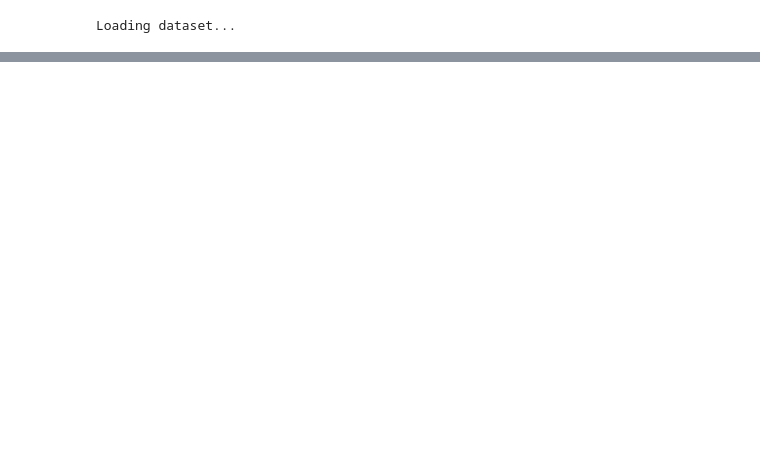
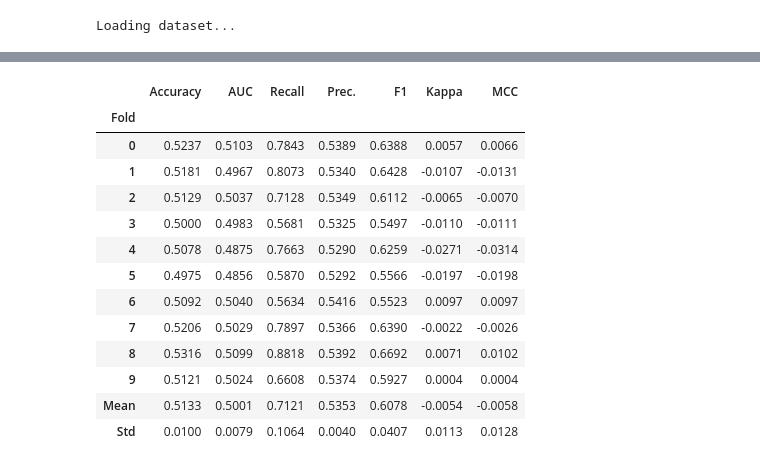
Before and after one commit to polybius12/fundamentos_ml, a Jupyter notebook: auto_ml.ipynb, the cells around one changed output, grey strips where cells are left out. Saved outputs shown, nothing was run; the diff lists cells and outputs as text; code cells hidden in the pictures; blank space fills up the shorter version.

```diff
--- a/auto_ml.ipynb
+++ b/auto_ml.ipynb
@@ -70,0 +677,3 @@ Name: title, Length: 90000, dtype: object
+# %%
+rf = create_model('rf')
+# %% [output]
@@ -70,0 +681,14 @@ Name: title, Length: 90000, dtype: object
+|  | Accuracy | AUC | Recall | Prec. | F1 | Kappa | MCC |
+| Fold |  |  |  |  |  |  |  |
+| 0 | 0.5237 | 0.5103 | 0.7843 | 0.5389 | 0.6388 | 0.0057 | 0.0066 |
+| 1 | 0.5181 | 0.4967 | 0.8073 | 0.5340 | 0.6428 | -0.0107 | -0.0131 |
+| 2 | 0.5129 | 0.5037 | 0.7128 | 0.5349 | 0.6112 | -0.0065 | -0.0070 |
+| 3 | 0.5000 | 0.4983 | 0.5681 | 0.5325 | 0.5497 | -0.0110 | -0.0111 |
+| 4 | 0.5078 | 0.4875 | 0.7663 | 0.5290 | 0.6259 | -0.0271 | -0.0314 |
+| 5 | 0.4975 | 0.4856 | 0.5870 | 0.5292 | 0.5566 | -0.0197 | -0.0198 |
+| 6 | 0.5092 | 0.5040 | 0.5634 | 0.5416 | 0.5523 | 0.0097 | 0.0097 |
+| 7 | 0.5206 | 0.5029 | 0.7897 | 0.5366 | 0.6390 | -0.0022 | -0.0026 |
+| 8 | 0.5316 | 0.5099 | 0.8818 | 0.5392 | 0.6692 | 0.0071 | 0.0102 |
+| 9 | 0.5121 | 0.5024 | 0.6608 | 0.5374 | 0.5927 | 0.0004 | 0.0004 |
+| Mean | 0.5133 | 0.5001 | 0.7121 | 0.5353 | 0.6078 | -0.0054 | -0.0058 |
+| Std | 0.0100 | 0.0079 | 0.1064 | 0.0040 | 0.0407 | 0.0113 | 0.0128 |
```
Also changed, not shown: parts of 23 cells of this notebook.
